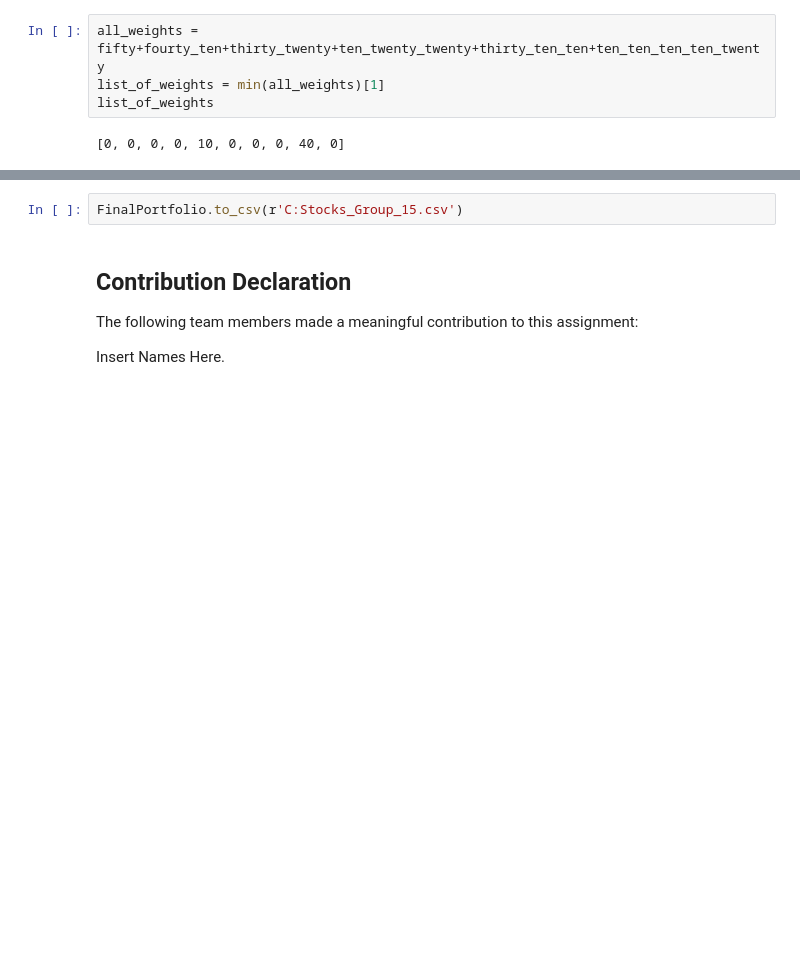
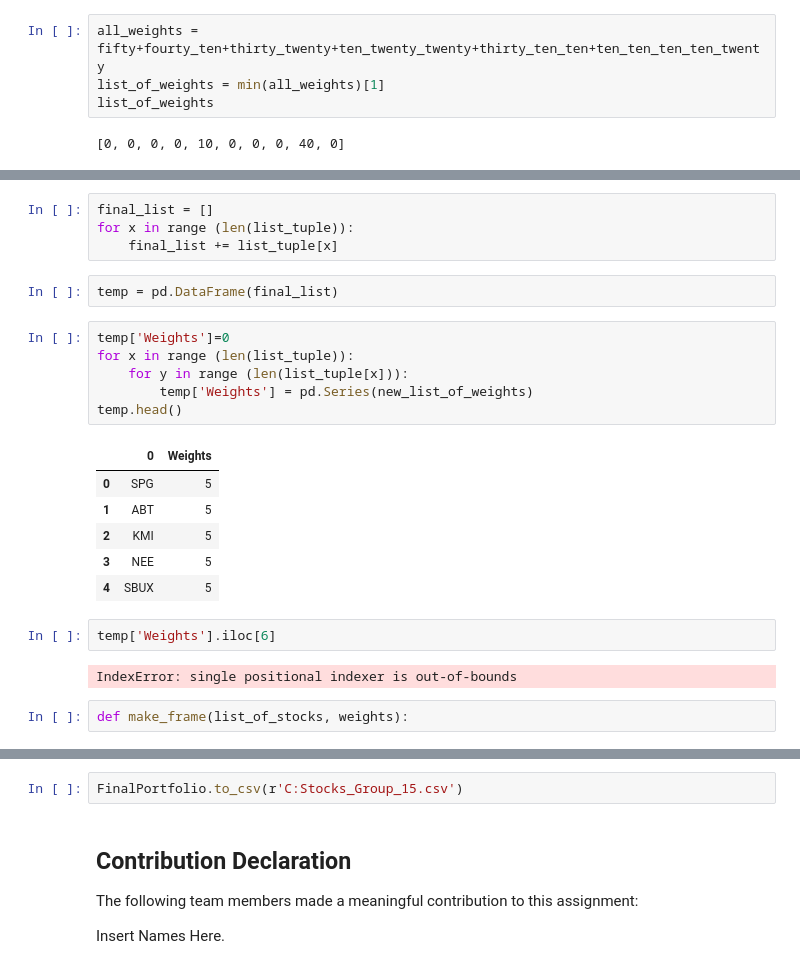
Before and after one commit to airickLeo/Personal-Algo-Bot, a Jupyter notebook: Team_15_Assignment.ipynb, the cells around one changed output, grey strips where cells are left out. Cells and saved outputs as stored; diff of their text form; blank space fills up the shorter version.

```diff
--- a/Team_15_Assignment.ipynb
+++ b/Team_15_Assignment.ipynb
@@ -673,0 +726,25 @@ list_of_weights
+# %%
+final_list = []
+for x in range (len(list_tuple)):
+    final_list += list_tuple[x]
+# %%
+temp = pd.DataFrame(final_list)
+# %%
+temp['Weights']=0
+for x in range (len(list_tuple)):
+    for y in range (len(list_tuple[x])):
+        temp['Weights'] = pd.Series(new_list_of_weights)
+temp.head()
+# %% [output]
+|  | 0 | Weights |
+| 0 | SPG | 5 |
+| 1 | ABT | 5 |
+| 2 | KMI | 5 |
+| 3 | NEE | 5 |
+| 4 | SBUX | 5 |
+# %%
+temp['Weights'].iloc[6]
+# %% [output]
+IndexError: single positional indexer is out-of-bounds
+# %%
+def make_frame(list_of_stocks, weights):
```
Also changed, not shown: parts of 14 cells of this notebook.
